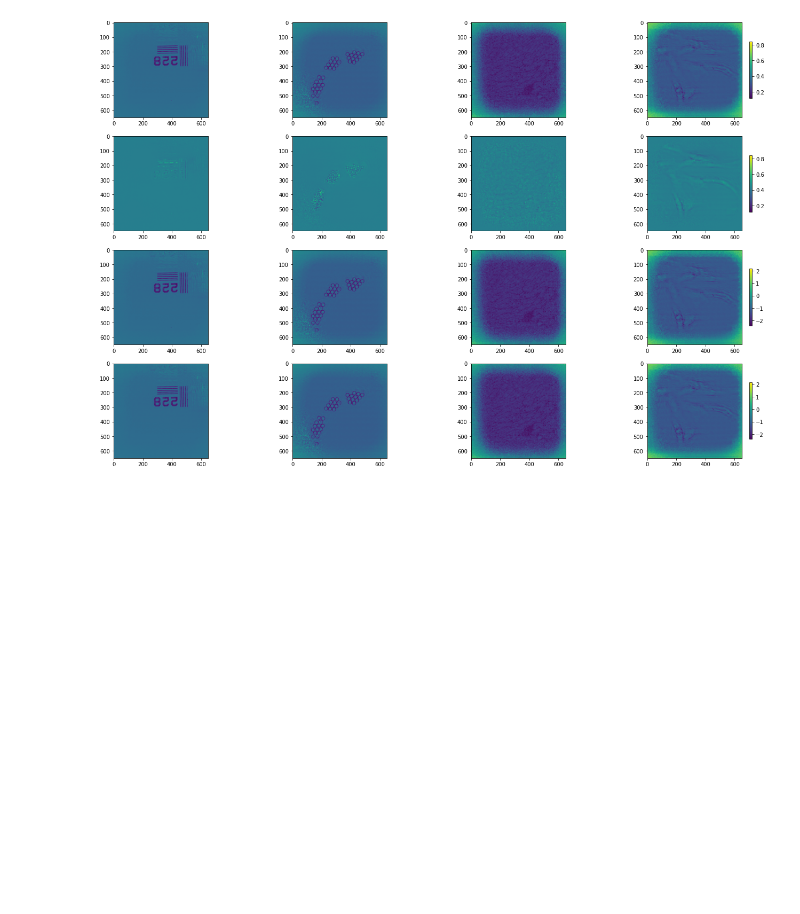
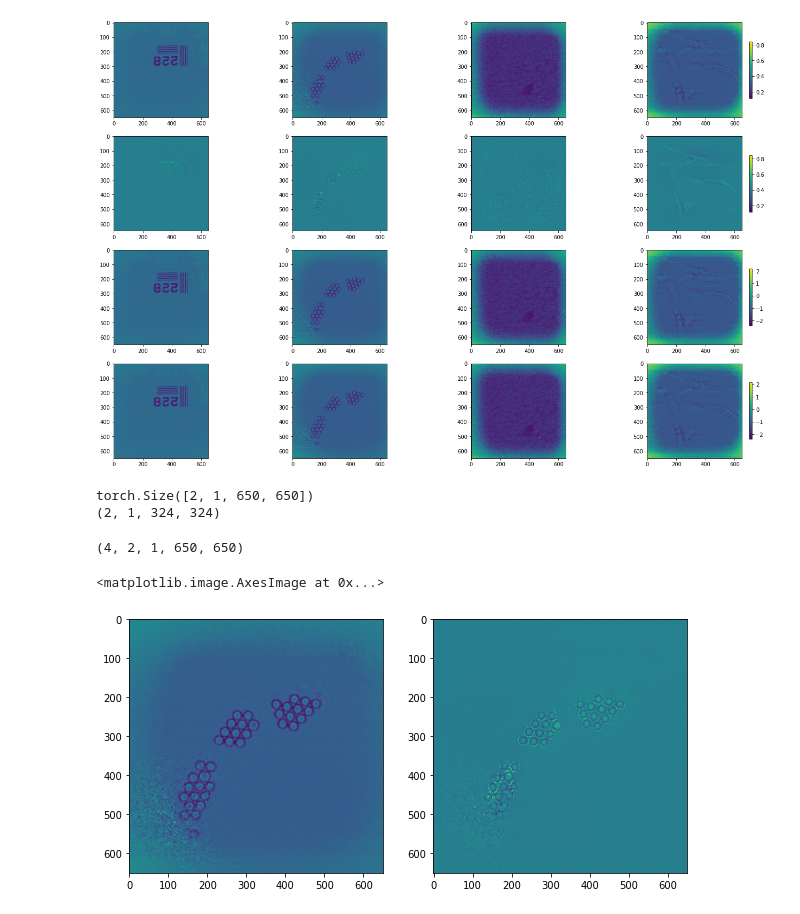
Before and after one commit to nakahatar111/ptychography, a Jupyter notebook: data_processing.ipynb, the cells around one changed output. Saved outputs shown, nothing was run; the diff lists cells and outputs as text; code cells hidden in the pictures; blank space fills up the shorter version.

```diff
--- a/data_processing.ipynb
+++ b/data_processing.ipynb
@@ -235,3 +235,25 @@ f.colorbar(img, ax=ax[3, 3], shrink=0.6)
 # %% [output]
 <matplotlib.colorbar.Colorbar at 0x...>
 [figure]
+# %%
+#random = torch.rand(1,1,650,650)
+img = torch.tensor(label[1])
+print(img.shape)
+
+compressed_img = nn.functional.max_pool2d(img, 3, stride=2, padding=0).numpy()
+
+print(compressed_img.shape)
+# %% [output]
+torch.Size([2, 1, 650, 650])
+(2, 1, 324, 324)
+# %%
+label.shape
+# %% [output]
+(4, 2, 1, 650, 650)
+# %%
+f, ax = plt.subplots(1,2, figsize=(10, 9))
+ax[0].imshow(label[1,0,0])
+ax[1].imshow(label[1,1,0])
+# %% [output]
+<matplotlib.image.AxesImage at 0x...>
+[figure, added]
```
Also changed, not shown: parts of 1 cell of this notebook, 16 other files.
